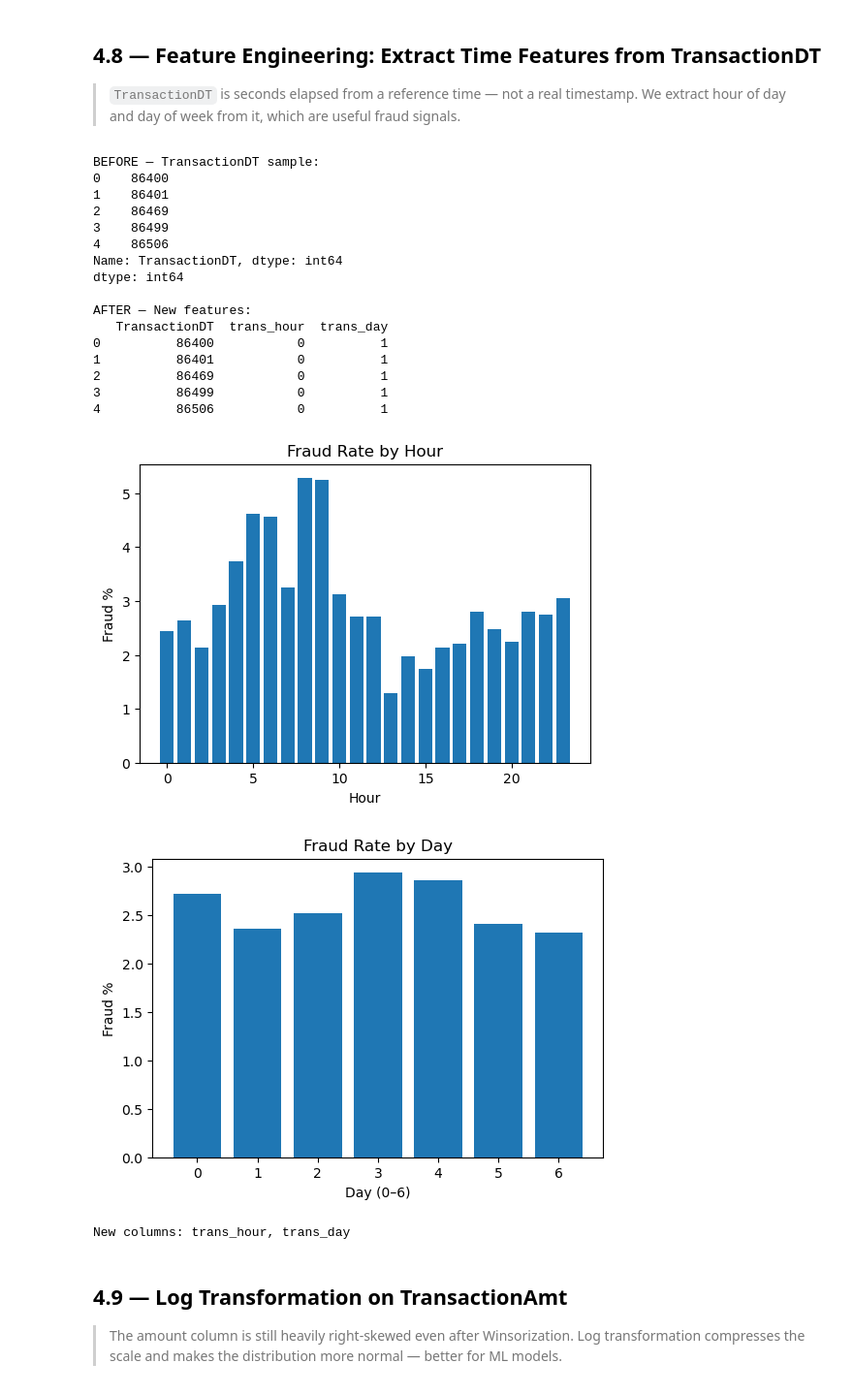
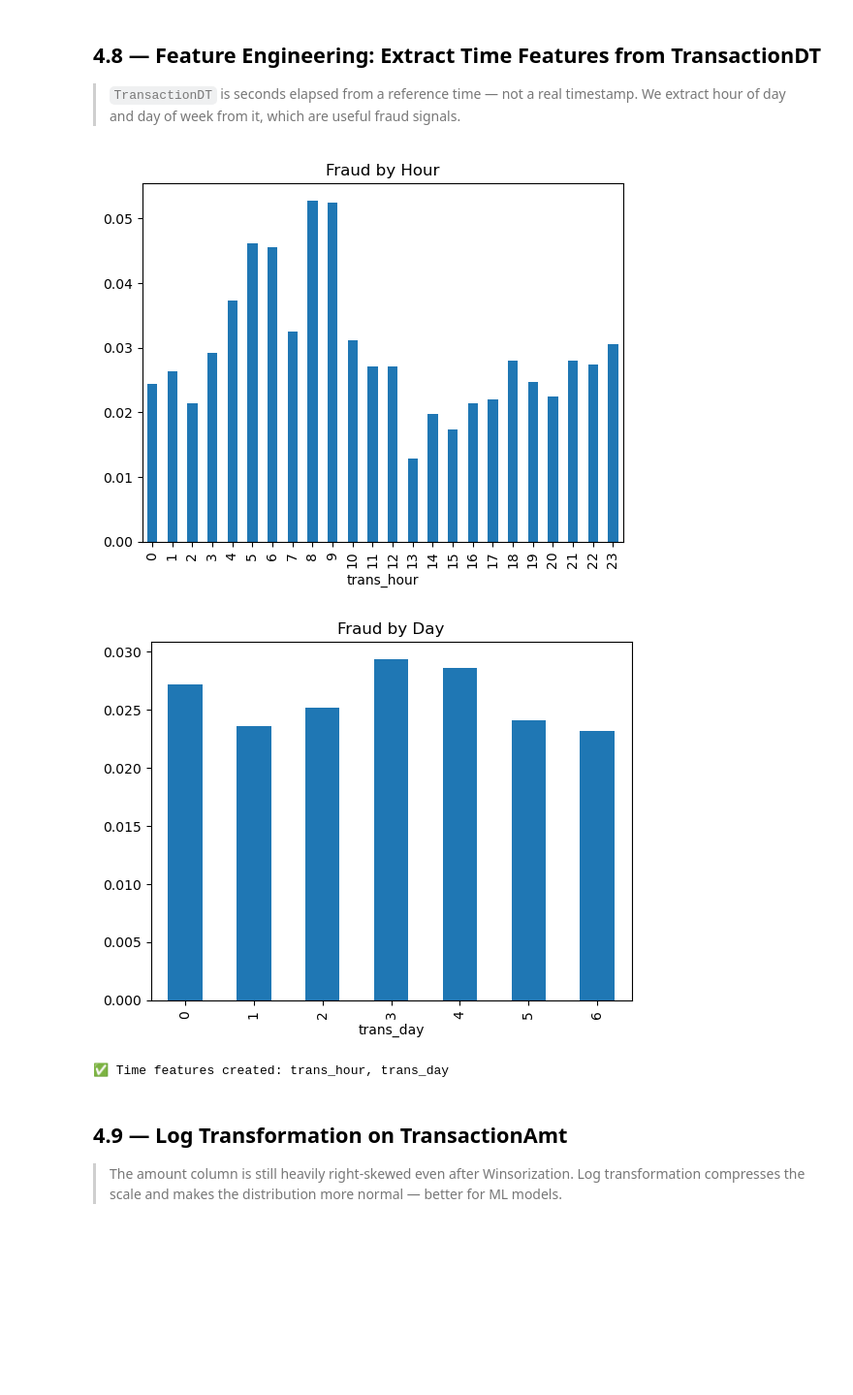
Before and after one commit to arshia-10/fraud-detection, a Jupyter notebook: fraud_detection/CE1_IEEE_Fraud_Detection_FINAL.ipynb, the cells around one changed output. Shown at 97% size. Saved outputs shown, nothing was run; the diff lists cells and outputs as text; code cells hidden in the pictures; blank space fills up the shorter version.

```diff
--- a/fraud_detection/CE1_IEEE_Fraud_Detection_FINAL.ipynb
+++ b/fraud_detection/CE1_IEEE_Fraud_Detection_FINAL.ipynb
@@ -841,64 +824,29 @@ Capped at: 1000.0
 > `TransactionDT` is seconds elapsed from a reference time — not a real timestamp.
 > We extract hour of day and day of week from it, which are useful fraud signals.
 # %%
-# Check column first (avoid error)
+# Check column
 if 'TransactionDT' in df_clean.columns:
 
-    print("BEFORE — TransactionDT sample:")
-    print(df_clean['TransactionDT'].head())
-    print("dtype:", df_clean['TransactionDT'].dtype)
+    # Create time features
+    df_clean['trans_hour'] = (df_clean['TransactionDT'] // 3600) % 24
+    df_clean['trans_day']  = (df_clean['TransactionDT'] // 86400) % 7
 
-    # 🔹 Create features
-    df_clean['trans_hour'] = (df_clean['TransactionDT'] // 3600) % 24
-    df_clean['trans_day']  = (df_clean['TransactionDT'] // (3600 * 24)) % 7
-
-    print("\nAFTER — New features:")
-    print(df_clean[['TransactionDT', 'trans_hour', 'trans_day']].head())
-
-    # 🔹 Fraud by hour
-    fraud_by_hour = df_clean.groupby('trans_hour')['isFraud'].mean() * 100
-
-    plt.figure(figsize=(6,4))
-    plt.bar(fraud_by_hour.index, fraud_by_hour.values)
-    plt.title("Fraud Rate by Hour")
-    plt.xlabel("Hour")
-    plt.ylabel("Fraud %")
+    # Plot fraud rate by hour
+    df_clean.groupby('trans_hour')['isFraud'].mean().plot(kind='bar', title='Fraud by Hour')
     plt.show()
 
-    # 🔹 Fraud by day
-    fraud_by_day = df_clean.groupby('trans_day')['isFraud'].mean() * 100
-
-    plt.figure(figsize=(6,4))
-    plt.bar(fraud_by_day.index, fraud_by_day.values)
-    plt.title("Fraud Rate by Day")
-    plt.xlabel("Day (0–6)")
-    plt.ylabel("Fraud %")
+    # Plot fraud rate by day
+    df_clean.groupby('trans_day')['isFraud'].mean().plot(kind='bar', title='Fraud by Day')
     plt.show()
 
-    print("New columns: trans_hour, trans_day")
+    print("x Time features created: trans_hour, trans_day")
 
 else:
-    print("TransactionDT column not found")
+    print("TransactionDT not found")
 # %% [output]
-BEFORE — TransactionDT sample:
-0    86400
-1    86401
-2    86469
-3    86499
-4    86506
-Name: TransactionDT, dtype: int64
-dtype: int64
-
-AFTER — New features:
-   TransactionDT  trans_hour  trans_day
-0          86400           0          1
-1          86401           0          1
-2          86469           0          1
-3          86499           0          1
-4          86506           0          1
-[figure, old version]
+[figure, new version]
-[figure, old version]
+[figure, new version]
-New columns: trans_hour, trans_day
+✅ Time features created: trans_hour, trans_day
 # %% [markdown]
 ## 4.9 — Log Transformation on TransactionAmt
 > The amount column is still heavily right-skewed even after Winsorization.
```
Also changed, not shown: parts of 11 cells of this notebook, 1 other file.
